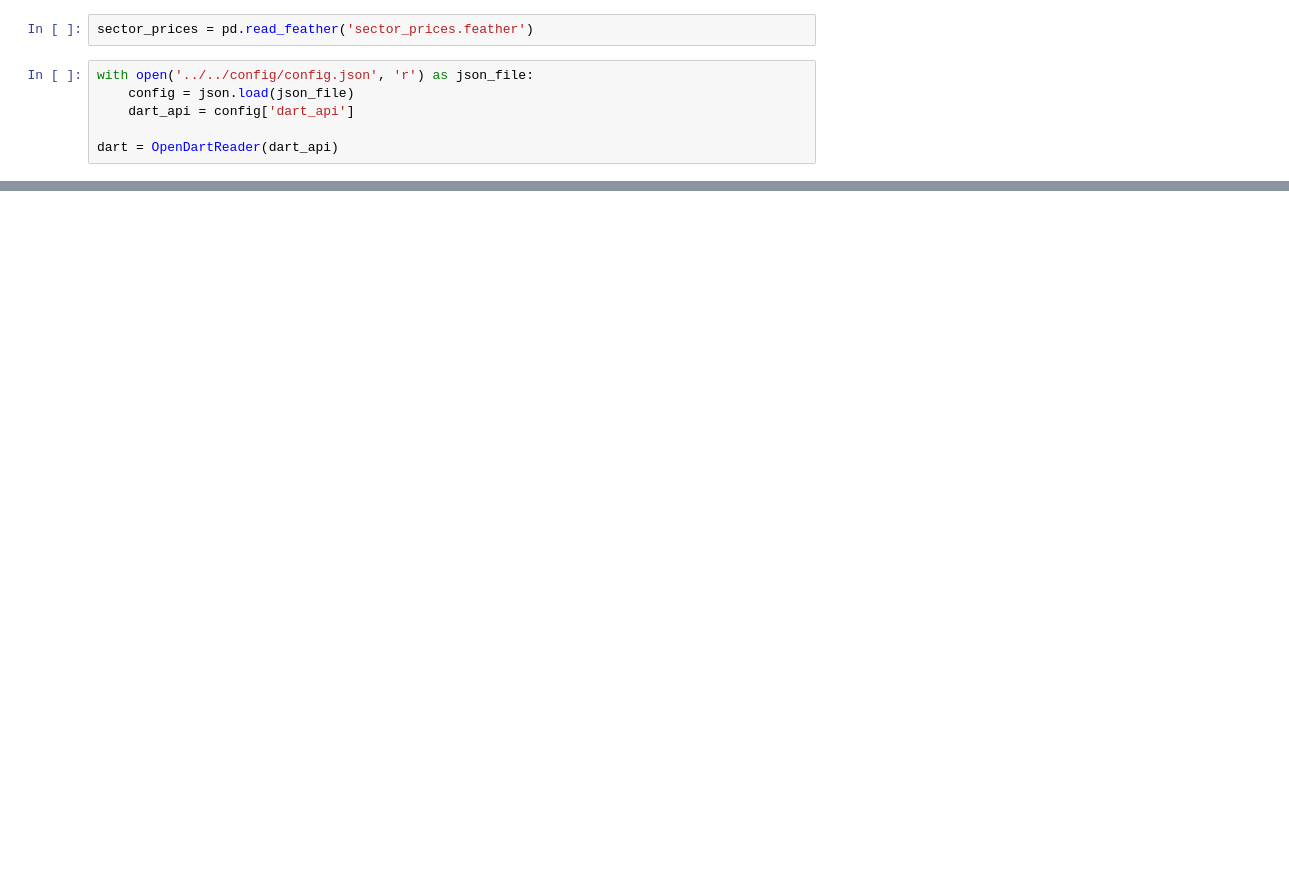
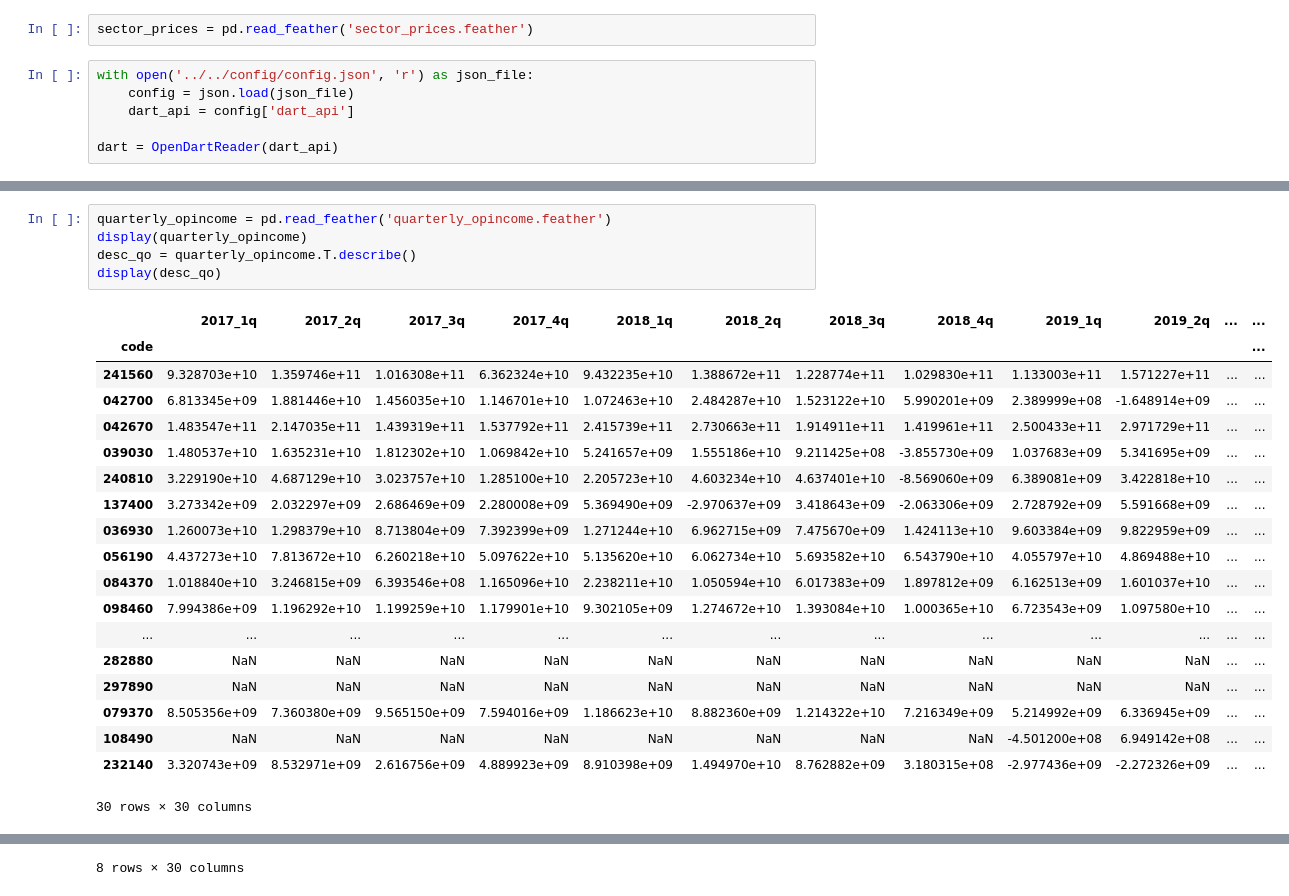
Before and after one commit to iburn78/trader, a Jupyter notebook: data_collection/dc_02.ipynb, the cells around one changed output, grey strips where cells are left out. Drawn from its saved outputs; the diff is of its cells as text; blank space fills up the shorter version.

```diff
--- a/data_collection/dc_02.ipynb
+++ b/data_collection/dc_02.ipynb
@@ -78,0 +165,25 @@ for code in sector['Code'].values:
+# %%
+quarterly_opincome = pd.read_feather('quarterly_opincome.feather')
+display(quarterly_opincome)
+desc_qo = quarterly_opincome.T.describe()
+display(desc_qo)
+# %% [output]
+|  | 2017_1q | 2017_2q | 2017_3q | 2017_4q | 2018_1q | 2018_2q | 2018_3q | 2018_4q | 2019_1q | 2019_2q | ... | ... |
+| code |  |  |  |  |  |  |  |  |  |  |  | ... |
+| 241560 | 9.328703e+10 | 1.359746e+11 | 1.016308e+11 | 6.362324e+10 | 9.432235e+10 | 1.388672e+11 | 1.228774e+11 | 1.029830e+11 | 1.133003e+11 | 1.571227e+11 | ... | ... |
+| 042700 | 6.813345e+09 | 1.881446e+10 | 1.456035e+10 | 1.146701e+10 | 1.072463e+10 | 2.484287e+10 | 1.523122e+10 | 5.990201e+09 | 2.389999e+08 | -1.648914e+09 | ... | ... |
+| 042670 | 1.483547e+11 | 2.147035e+11 | 1.439319e+11 | 1.537792e+11 | 2.415739e+11 | 2.730663e+11 | 1.914911e+11 | 1.419961e+11 | 2.500433e+11 | 2.971729e+11 | ... | ... |
+| 039030 | 1.480537e+10 | 1.635231e+10 | 1.812302e+10 | 1.069842e+10 | 5.241657e+09 | 1.555186e+10 | 9.211425e+08 | -3.855730e+09 | 1.037683e+09 | 5.341695e+09 | ... | ... |
+| 240810 | 3.229190e+10 | 4.687129e+10 | 3.023757e+10 | 1.285100e+10 | 2.205723e+10 | 4.603234e+10 | 4.637401e+10 | -8.569060e+09 | 6.389081e+09 | 3.422818e+10 | ... | ... |
+| 137400 | 3.273342e+09 | 2.032297e+09 | 2.686469e+09 | 2.280008e+09 | 5.369490e+09 | -2.970637e+09 | 3.418643e+09 | -2.063306e+09 | 2.728792e+09 | 5.591668e+09 | ... | ... |
+| 036930 | 1.260073e+10 | 1.298379e+10 | 8.713804e+09 | 7.392399e+09 | 1.271244e+10 | 6.962715e+09 | 7.475670e+09 | 1.424113e+10 | 9.603384e+09 | 9.822959e+09 | ... | ... |
+| 056190 | 4.437273e+10 | 7.813672e+10 | 6.260218e+10 | 5.097622e+10 | 5.135620e+10 | 6.062734e+10 | 5.693582e+10 | 6.543790e+10 | 4.055797e+10 | 4.869488e+10 | ... | ... |
+| 084370 | 1.018840e+10 | 3.246815e+09 | 6.393546e+08 | 1.165096e+10 | 2.238211e+10 | 1.050594e+10 | 6.017383e+09 | 1.897812e+09 | 6.162513e+09 | 1.601037e+10 | ... | ... |
+| 098460 | 7.994386e+09 | 1.196292e+10 | 1.199259e+10 | 1.179901e+10 | 9.302105e+09 | 1.274672e+10 | 1.393084e+10 | 1.000365e+10 | 6.723543e+09 | 1.097580e+10 | ... | ... |
+| ... | ... | ... | ... | ... | ... | ... | ... | ... | ... | ... | ... | ... |
+| 282880 | NaN | NaN | NaN | NaN | NaN | NaN | NaN | NaN | NaN | NaN | ... | ... |
+| 297890 | NaN | NaN | NaN | NaN | NaN | NaN | NaN | NaN | NaN | NaN | ... | ... |
+| 079370 | 8.505356e+09 | 7.360380e+09 | 9.565150e+09 | 7.594016e+09 | 1.186623e+10 | 8.882360e+09 | 1.214322e+10 | 7.216349e+09 | 5.214992e+09 | 6.336945e+09 | ... | ... |
+| 108490 | NaN | NaN | NaN | NaN | NaN | NaN | NaN | NaN | -4.501200e+08 | 6.949142e+08 | ... | ... |
+| 232140 | 3.320743e+09 | 8.532971e+09 | 2.616756e+09 | 4.889923e+09 | 8.910398e+09 | 1.494970e+10 | 8.762882e+09 | 3.180315e+08 | -2.977436e+09 | -2.272326e+09 | ... | ... |
+30 rows × 30 columns
@@ -78,0 +199 @@ for code in sector['Code'].values:
+8 rows × 30 columns
```
Also changed, not shown: parts of 12 cells of this notebook, 15 other files.
